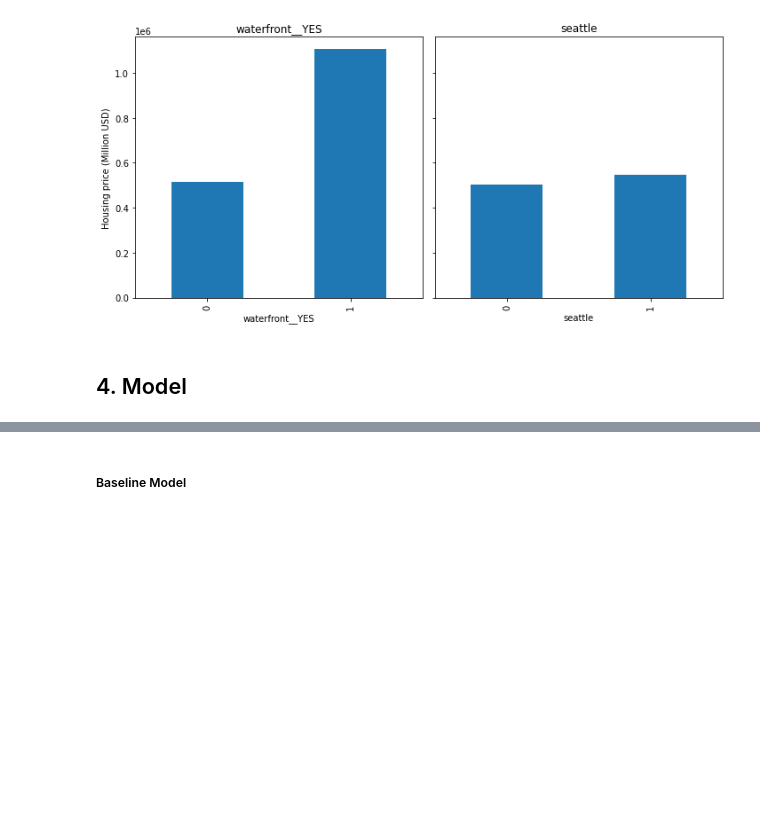
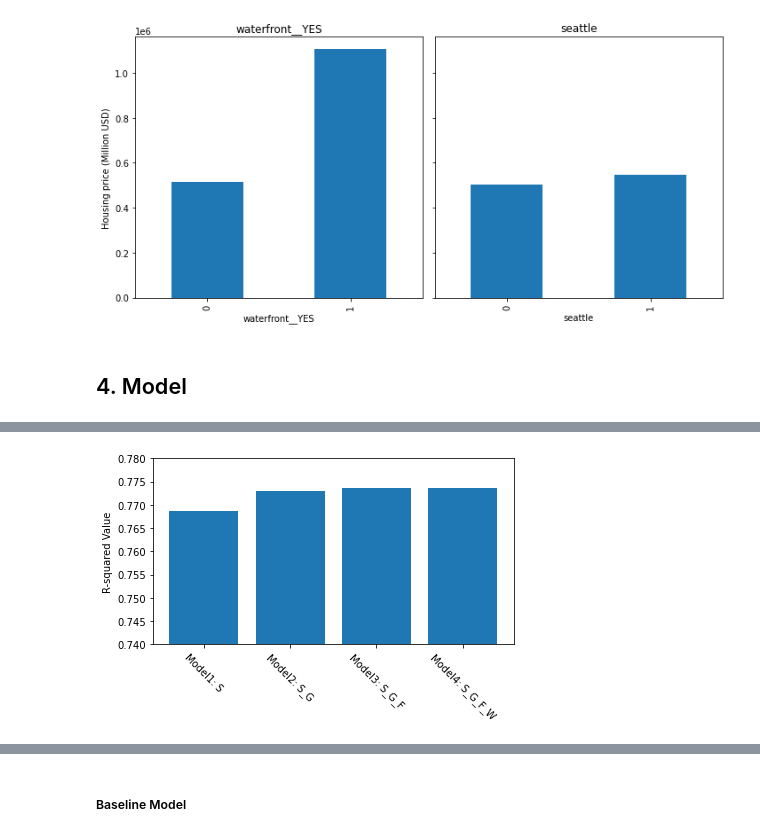
Before and after one commit to sumed-h/Group-3, a Jupyter notebook: Group3_Notebook_Final.ipynb, the cells around one changed output, grey strips where cells are left out. Saved outputs shown, nothing was run; the diff lists cells and outputs as text; code cells hidden in the pictures; blank space fills up the shorter version.

```diff
--- a/Group3_Notebook_Final.ipynb
+++ b/Group3_Notebook_Final.ipynb
@@ -1196,0 +584,6 @@ plt.title('Model4');
+# %%
+# Model 2 : sqft_living, grade_above_ave , floors, , zipcode
+
+formula2_1 = "price ~ sqft_living + C(grade_above_ave) +C(zipcode)"
+model2_1 = smf.ols(formula2_1, df).fit()
+model2_1.summary()
@@ -1196,0 +625,6 @@ plt.title('Model4');
+# %%
+# Model 3 : sqft_living, grade_above_ave , floors, waterfront, , zipcode
+
+formula3_1 = "price ~ sqft_living + C(grade_above_ave) + C(floors) +C(zipcode)"
+model3_1 = smf.ols(formula3_1, df).fit()
+model3_1.summary()
@@ -1196,0 +666,6 @@ plt.title('Model4');
+# %%
+# Model 4 : sqft_living, grade_above_ave , floors, waterfront, , zipcode
+
+formula4_1 = "price ~ sqft_living + C(grade_above_ave) + C(floors) +C(zipcode)"
+model4_1 = smf.ols(formula4_1, df).fit()
+model4_1.summary()
@@ -1196,0 +712,29 @@ plt.title('Model4');
+# %%
+
+fig = plt.figure()
+
+df1 = model1_1.rsquared
+df2 = model2_1.rsquared
+df3 = model3_1.rsquared
+df4 = model4_1.rsquared
+
+
+
+
+
+r2=[
+df1, df2, df3, df4
+]
+
+model_names = ['Model1: S', 'Model2: S_G', 'Model3: S_G_F', "Model4: S_G_F_W" ]
+
+plt.bar(x=model_names, height=r2)
+plt.ylabel('R-squared Value')
+plt.xticks(rotation=-45)
+plt.ylim(0.74, 0.78)
+
+plt.savefig('Image/r2')
+
+plt.tight_layout();
+# %% [output]
+[figure, added]
```
Also changed, not shown: parts of 86 cells of this notebook, 11 other files.
